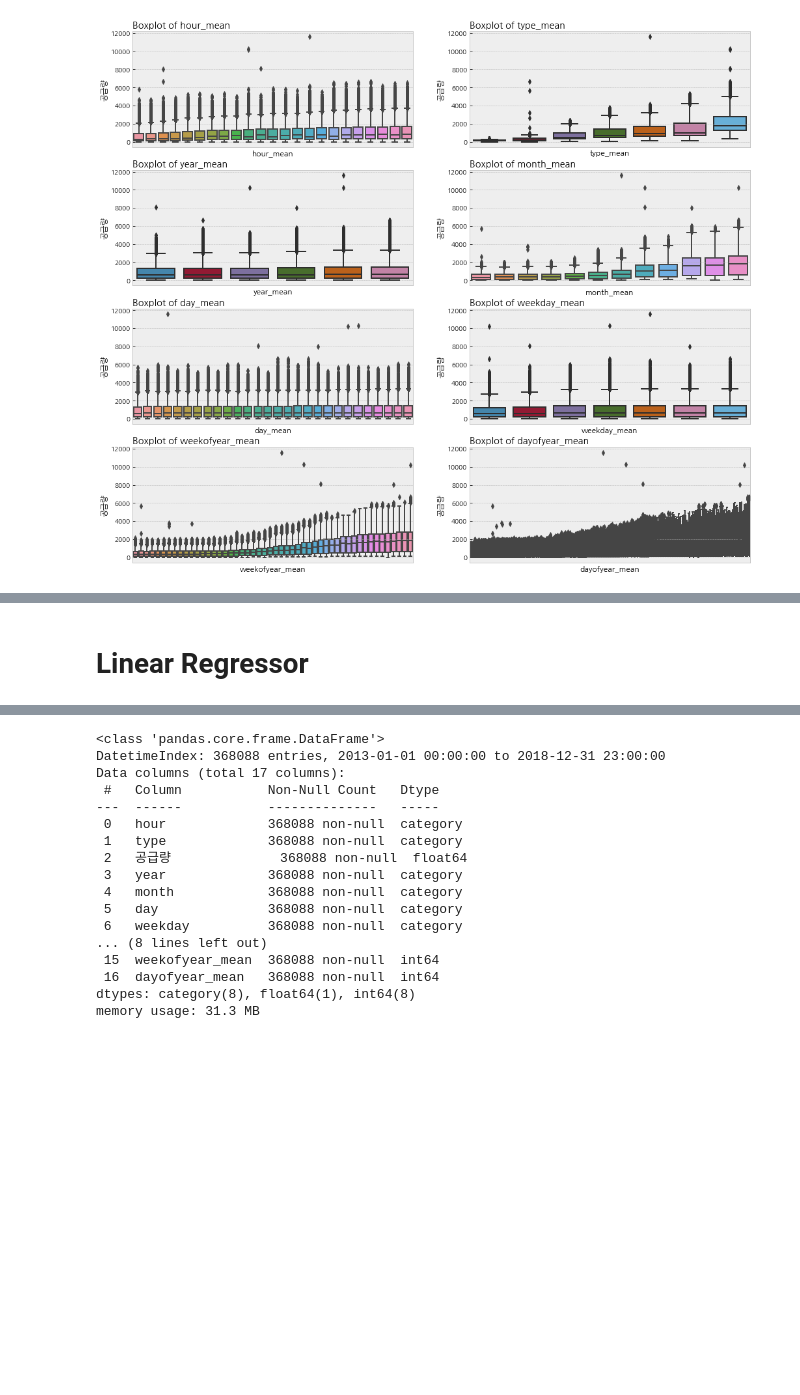
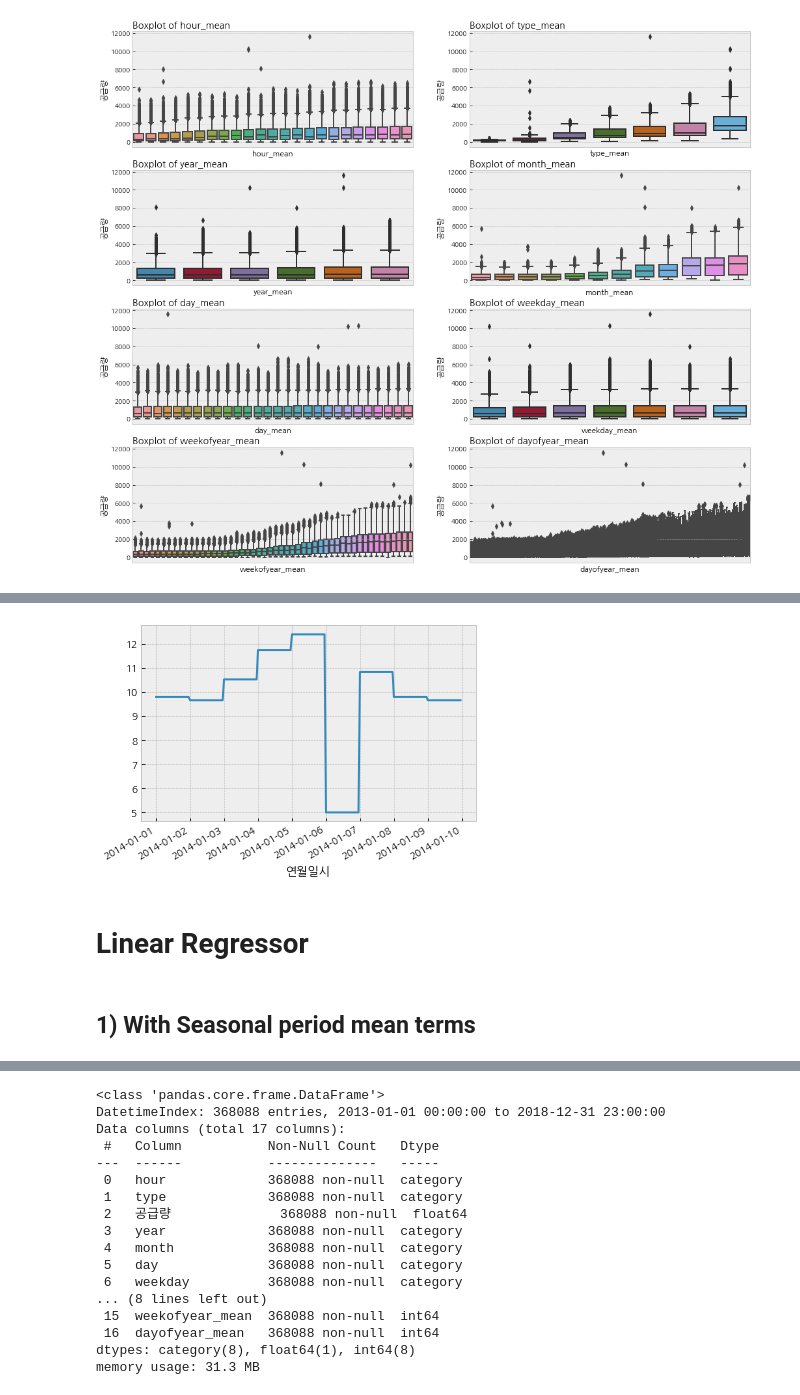
Before and after one commit to autumn-nam/Gas_Prediction, a Jupyter notebook: 01_1_regressor_model.ipynb, the cells around one changed output, grey strips where cells are left out. Cells and saved outputs as stored; diff of their text form; code cells hidden in the pictures; blank space fills up the shorter version.

```diff
--- a/01_1_regressor_model.ipynb
+++ b/01_1_regressor_model.ipynb
@@ -227,5 +366,12 @@ for i, col in enumerate(cat_mean_cols):
+# %%
+# Visualizing the new variables on week seasonality
+_ = (1-train_fourier.loc['01-01-2014':'01-09-2014', [col for col in train_fourier if col.startswith('week')]]).sum(axis = 1).plot()
+# %% [output]
+[figure, added]
 # %% [markdown]
 # Linear Regressor
+# %% [markdown]
+## 1) With Seasonal period mean terms
 # %%
 def NMAE(true, pred):
     score = np.mean((np.abs(true-pred))/true)
```
Also changed, not shown: parts of 27 cells of this notebook, 4 other files.
